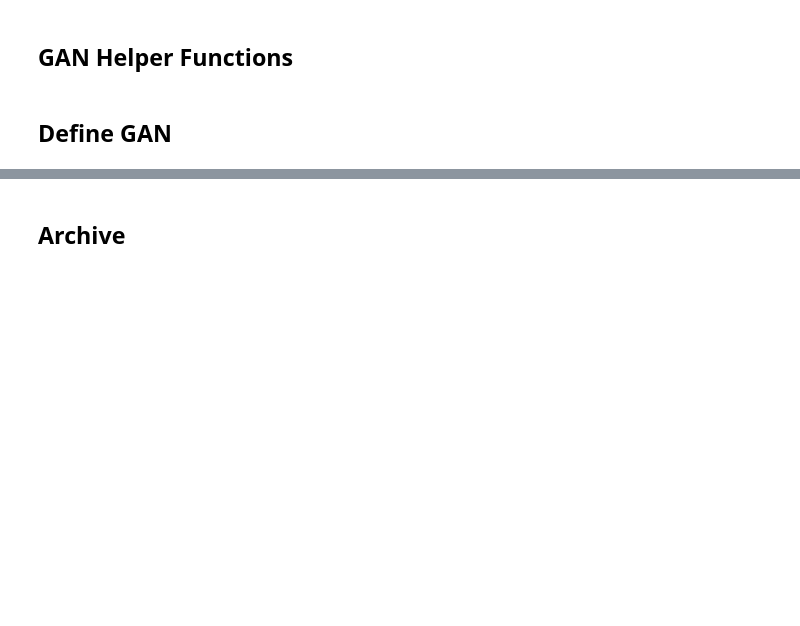
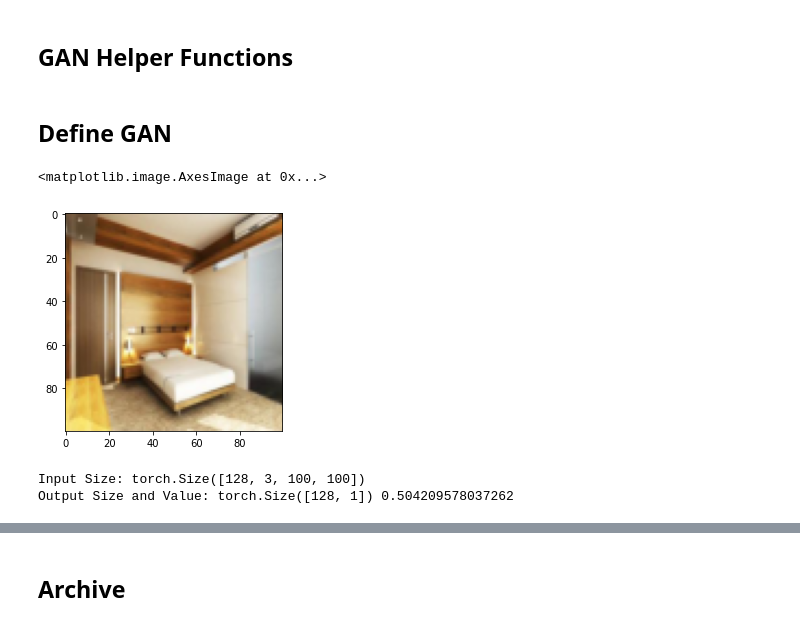
Before and after one commit to darisoy/EE596_Project, a Jupyter notebook: GAN_room_generator.ipynb, the cells around one changed output, grey strips where cells are left out. Drawn from its saved outputs; the diff is of its cells as text; code cells hidden in the pictures; blank space fills up the shorter version.

```diff
--- a/GAN_room_generator.ipynb
+++ b/GAN_room_generator.ipynb
@@ -263 +263,44 @@ print('Output Size and Value:', out.size(), out[0].item())
+# %%
+plt.imshow(next(enumerate(furnished_dataloader))[1][0][3,:,:,:].permute(1,2,0))
+# %% [output]
+<matplotlib.image.AxesImage at 0x...>
+[figure, added]
+# %%
+def build_dc_classifier(batch_size):
+    """
+    Build and return a PyTorch model for the DCGAN discriminator implementing
+    the architecture above.
+    """
+    class View(nn.Module):
+      def __init__(self, shape):
+        super(View, self).__init__()
+        self.shape = shape
+
+      def forward(self, x):
+        return x.view(*self.shape)
+
+
+    model = nn.Sequential(
+      nn.Conv2d(3,32,5,2),
+      nn.LeakyReLU(0.01),
+      nn.MaxPool2d(4,3),
+      nn.Conv2d(32,64,5,1),
+      nn.LeakyReLU(0.01),
+      nn.MaxPool2d(2,3),
+      View((batch_size,64*4*4)),
+      nn.Linear(4*4*64, 4*4*64),
+      nn.LeakyReLU(0.01),
+      nn.Linear(4*4*64,1),
+      nn.Sigmoid()
+    )
+    return model
+
+data = next(enumerate(furnished_dataloader))[1][0].type(dtype)
+print('Input Size:',data.size())
+b = build_dc_classifier(BATCH_SIZE).type(dtype)
+out = b(data)
+print('Output Size and Value:', out.size(), out[0].item())
+# %% [output]
+Input Size: torch.Size([128, 3, 100, 100])
+Output Size and Value: torch.Size([128, 1]) 0.504209578037262
 # %%
```
Also changed, not shown: parts of 19 cells of this notebook.
